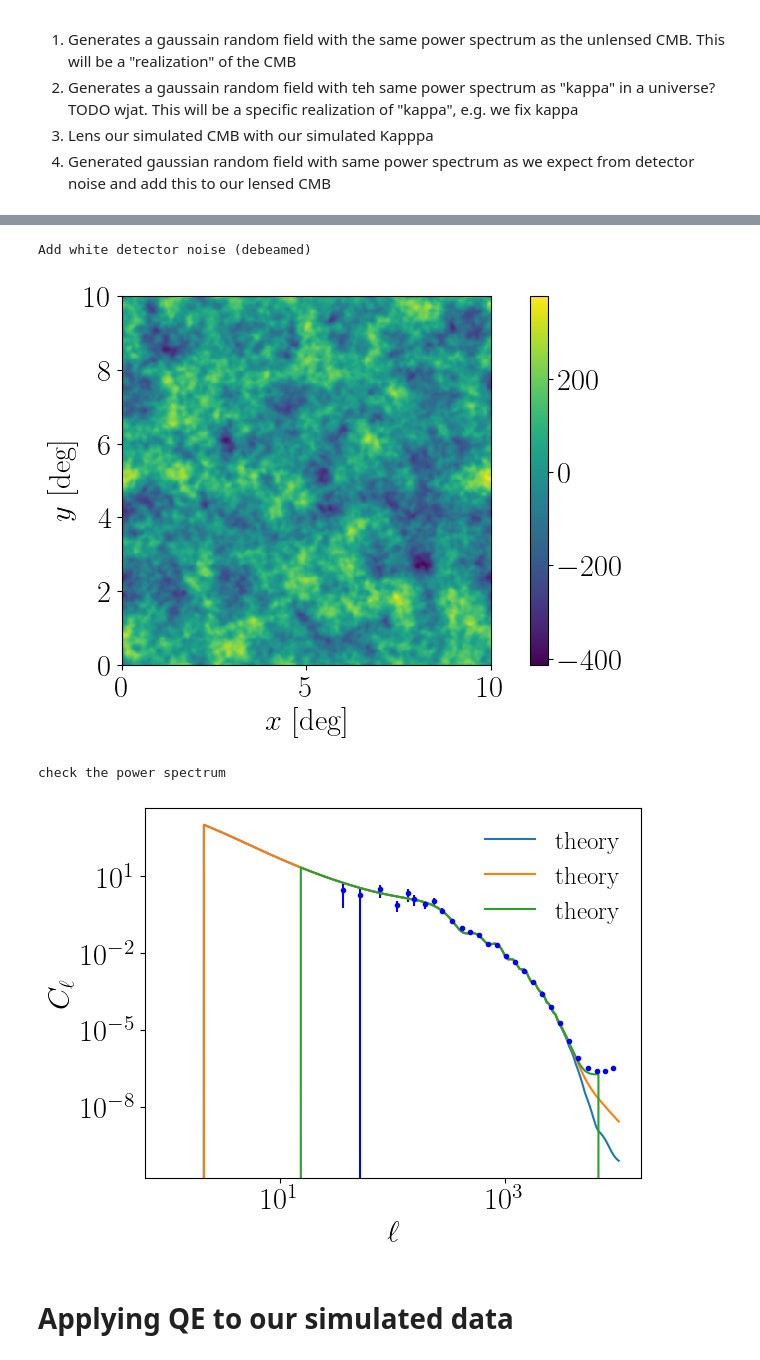
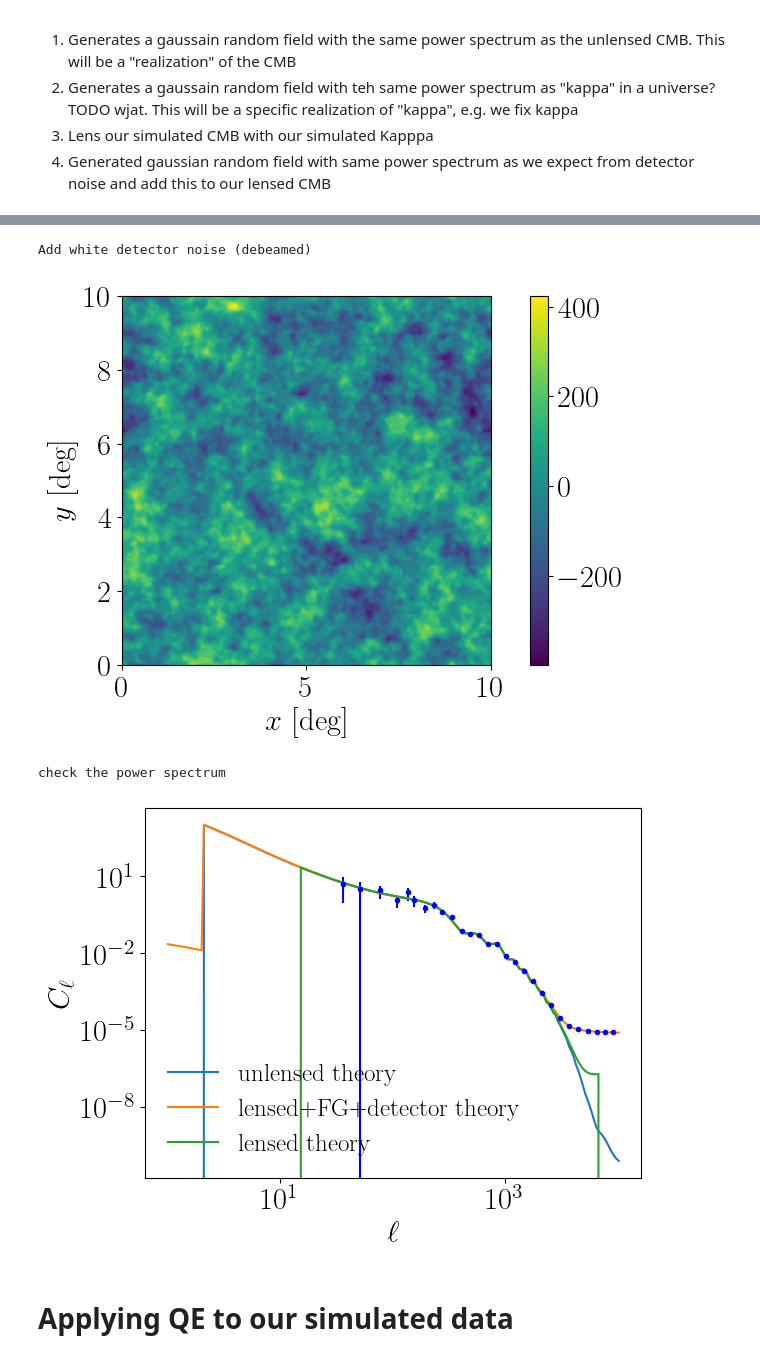
Before and after one commit to EmmanuelSchaan/LensQuEst, a Jupyter notebook: dev/scratch.ipynb, the cells around one changed output, grey strips where cells are left out. Drawn from its saved outputs; the diff is of its cells as text; code cells hidden in the pictures.

Commit message:
added foregrounds to simulated maps

```diff
--- a/dev/scratch.ipynb
+++ b/dev/scratch.ipynb
@@ -126,0 +126,14 @@ check the power spectrum
+# %%
+print("Generate FG map")
+
+fgFourier = baseMap.genGRF(cmb.fForeground, test=False)
+lensedCmbFourier = lensedCmbFourier + fgFourier
+lensedCmb = baseMap.inverseFourier(lensedCmbFourier)
+print("plot lensed+FG CMB map")
+baseMap.plot(lensedCmb, save=False)
+
+print("check the power spectrum")
+lCen, Cl, sCl = baseMap.powerSpectrum(lensedCmbFourier,
+                                      theory=[cmb.funlensedTT, cmb.ftotal, cmb.fCtotal],
+                                      theory_l=['unlensed', 'lensed+fg+detector', 'lensed'],
+                                      plot=True, save=False)
@@ -127,17 +146,19 @@ check the power spectrum
 # %%
 print("Add white detector noise (debeamed)")
 
 noiseFourier = baseMap.genGRF(cmb.fdetectorNoise, test=False)
 totalCmbFourier = lensedCmbFourier + noiseFourier
 totalCmb = baseMap.inverseFourier(totalCmbFourier)
 baseMap.plot(totalCmb)
 print("check the power spectrum")
-lCen, Cl, sCl = baseMap.powerSpectrum(totalCmbFourier,theory=[cmb.funlensedTT, cmb.flensedTT, cmb.fCtotal], plot=True, save=False)
+lCen, Cl, sCl = baseMap.powerSpectrum(totalCmbFourier,theory=[cmb.funlensedTT, cmb.ftotal, cmb.fCtotal],
+                                      theory_l=['unlensed', 'lensed+FG+detector', 'lensed'],
+                                          plot=True, save=False)
 # %% [output]
 Add white detector noise (debeamed)
-[figure, old version]
+[figure, new version]
 check the power spectrum
-[figure, old version]
+[figure, new version]
 # %% [markdown]
 # Applying QE to our simulated data
 # %%
```
Also changed, not shown: parts of 15 cells of this notebook, 2 other files.
